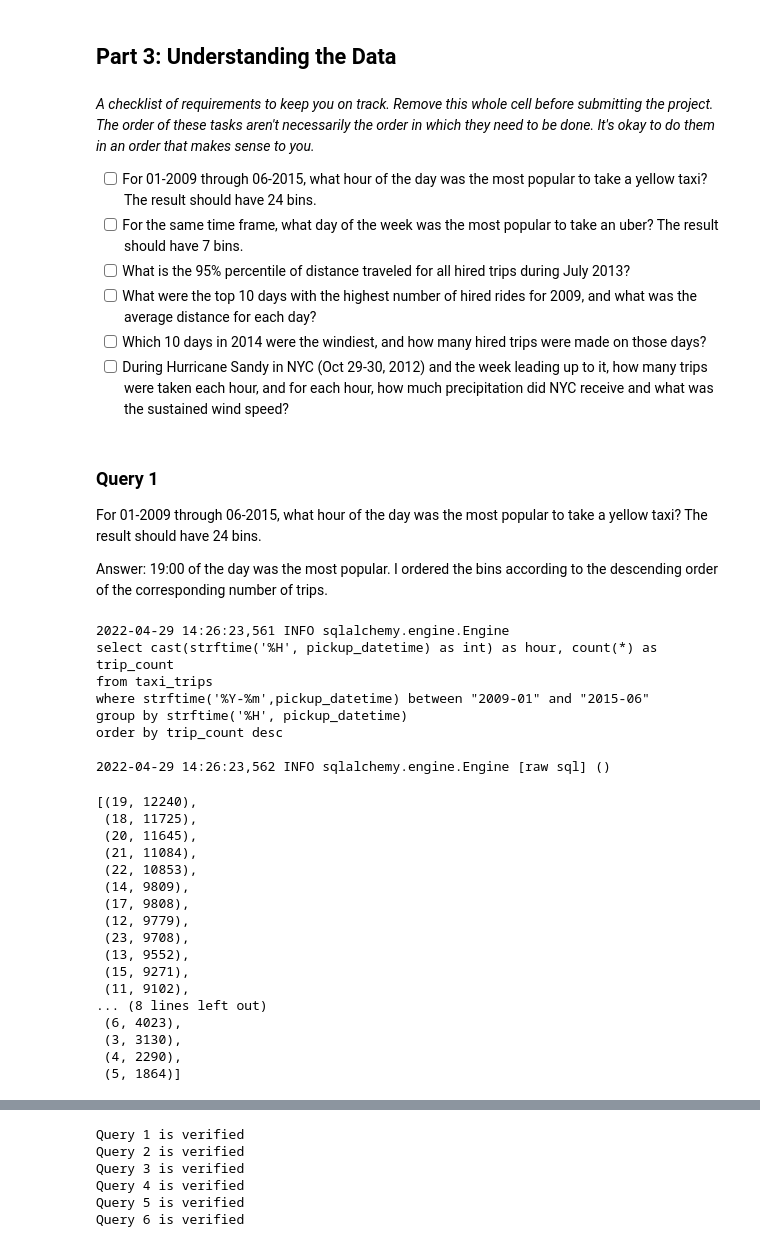
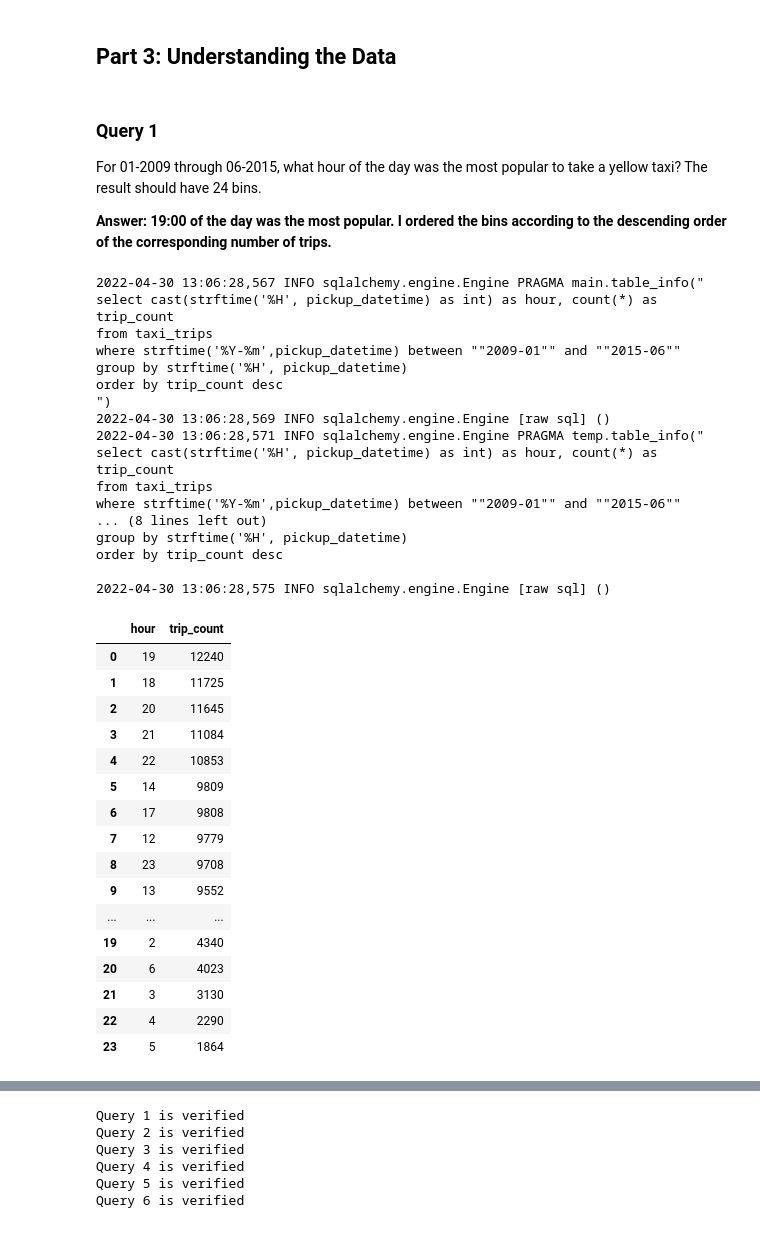
Before and after one commit to MissHela/PYFinalProject, a Jupyter notebook: Final_Project.ipynb, the cells around one changed output, grey strips where cells are left out. Cells and saved outputs as stored; diff of their text form; code cells hidden in the pictures.

```diff
--- a/Final_Project.ipynb
+++ b/Final_Project.ipynb
@@ -608,13 +627,4 @@ engine.execute("SELECT * FROM daily_weather").fetchall()
  ...]
 # %% [markdown]
 ## Part 3: Understanding the Data
-# %% [markdown]
-_A checklist of requirements to keep you on track. Remove this whole cell before submitting the project. The order of these tasks aren't necessarily the order in which they need to be done. It's okay to do them in an order that makes sense to you._
-
-* [ ] For 01-2009 through 06-2015, what hour of the day was the most popular to take a yellow taxi? The result should have 24 bins.
-* [ ] For the same time frame, what day of the week was the most popular to take an uber? The result should have 7 bins.
-* [ ] What is the 95% percentile of distance traveled for all hired trips during July 2013?
-* [ ] What were the top 10 days with the highest number of hired rides for 2009, and what was the average distance for each day?
-* [ ] Which 10 days in 2014 were the windiest, and how many hired trips were made on those days?
-* [ ] During Hurricane Sandy in NYC (Oct 29-30, 2012) and the week leading up to it, how many trips were taken each hour, and for each hour, how much precipitation did NYC receive and what was the sustained wind speed?
 # %%
@@ -627,43 +637,53 @@ def write_query_to_file(query, outfile):
 
 For 01-2009 through 06-2015, what hour of the day was the most popular to take a yellow taxi? The result should have 24 bins.
 
-Answer: 19:00 of the day was the most popular. I ordered the bins according to the descending order of the corresponding number of trips.
+**Answer: 19:00 of the day was the most popular. I ordered the bins according to the descending order of the corresponding number of trips.**
 # %%
 QUERY_1 = """
 select cast(strftime('%H', pickup_datetime) as int) as hour, count(*) as trip_count
 from taxi_trips
 where strftime('%Y-%m',pickup_datetime) between "2009-01" and "2015-06"
 group by strftime('%H', pickup_datetime)
 order by trip_count desc
 """
-ans_1 = engine.execute(QUERY_1).fetchall()
+with engine.connect() as conn:
+    ans_1 = pd.read_sql(QUERY_1, conn)
 ans_1
 # %% [output]
-2022-04-29 14:26:23,561 INFO sqlalchemy.engine.Engine
+2022-04-30 13:06:28,567 INFO sqlalchemy.engine.Engine PRAGMA main.table_info("
 select cast(strftime('%H', pickup_datetime) as int) as hour, count(*) as trip_count
 from taxi_trips
-where strftime('%Y-%m',pickup_datetime) between "2009-01" and "2015-06"
+where strftime('%Y-%m',pickup_datetime) between ""2009-01"" and ""2015-06""
+group by strftime('%H', pickup_datetime)
+order by trip_count desc
+")
+2022-04-30 13:06:28,569 INFO sqlalchemy.engine.Engine [raw sql] ()
+2022-04-30 13:06:28,571 INFO sqlalchemy.engine.Engine PRAGMA temp.table_info("
+select cast(strftime('%H', pickup_datetime) as int) as hour, count(*) as trip_count
+from taxi_trips
+where strftime('%Y-%m',pickup_datetime) between ""2009-01"" and ""2015-06""
+... (8 lines left out)
 group by strftime('%H', pickup_datetime)
 order by trip_count desc
 
-2022-04-29 14:26:23,562 INFO sqlalchemy.engine.Engine [raw sql] ()
+2022-04-30 13:06:28,575 INFO sqlalchemy.engine.Engine [raw sql] ()
-[(19, 12240),
- (18, 11725),
- (20, 11645),
- (21, 11084),
- (22, 10853),
- (14, 9809),
- (17, 9808),
- (12, 9779),
- (23, 9708),
- (13, 9552),
- (15, 9271),
- (11, 9102),
-... (8 lines left out)
- (6, 4023),
- (3, 3130),
- (4, 2290),
- (5, 1864)]
+|  | hour | trip_count |
+| 0 | 19 | 12240 |
+| 1 | 18 | 11725 |
+| 2 | 20 | 11645 |
+| 3 | 21 | 11084 |
+| 4 | 22 | 10853 |
+| 5 | 14 | 9809 |
+| 6 | 17 | 9808 |
+| 7 | 12 | 9779 |
+| 8 | 23 | 9708 |
+| 9 | 13 | 9552 |
+| ... | ... | ... |
+| 19 | 2 | 4340 |
+| 20 | 6 | 4023 |
+| 21 | 3 | 3130 |
+| 22 | 4 | 2290 |
+| 23 | 5 | 1864 |
 # %%
 write_query_to_file(QUERY_1, "Q1_hour_taxi.sql")
 # %% [markdown]
```
Also changed, not shown: parts of 56 cells of this notebook, 2 other files.
